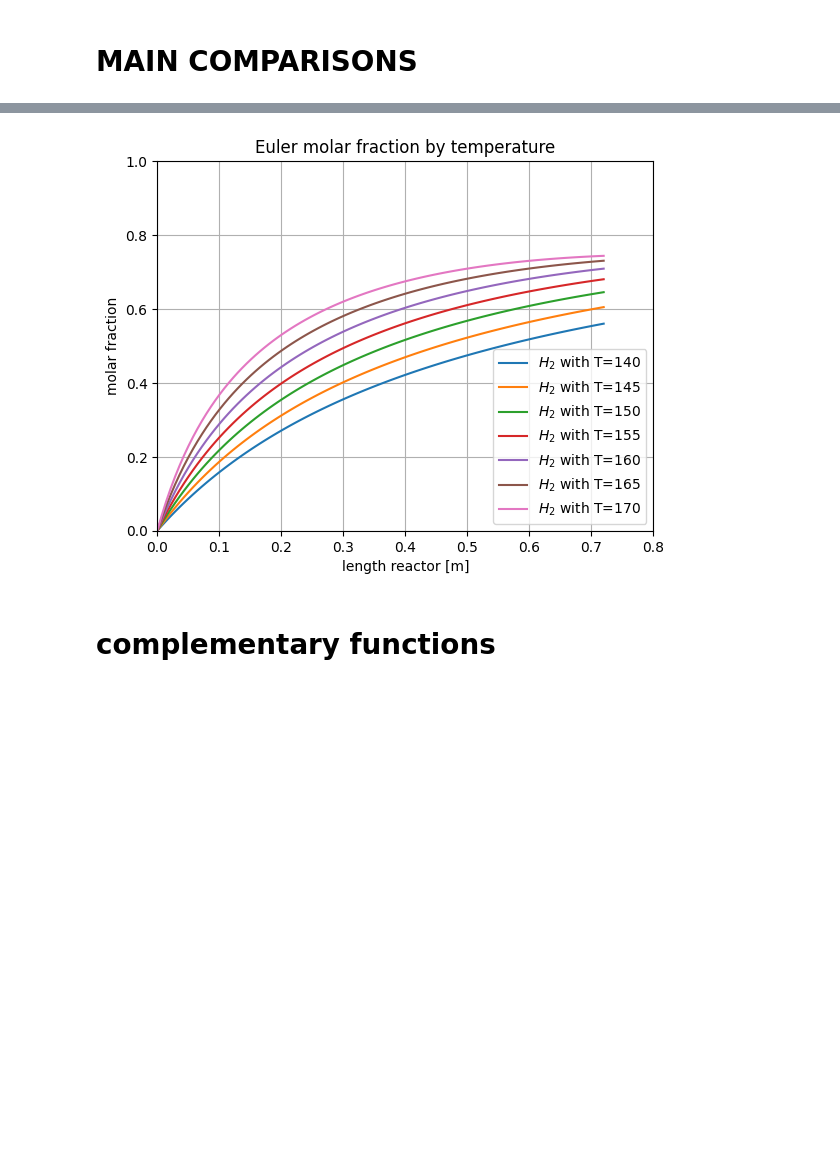
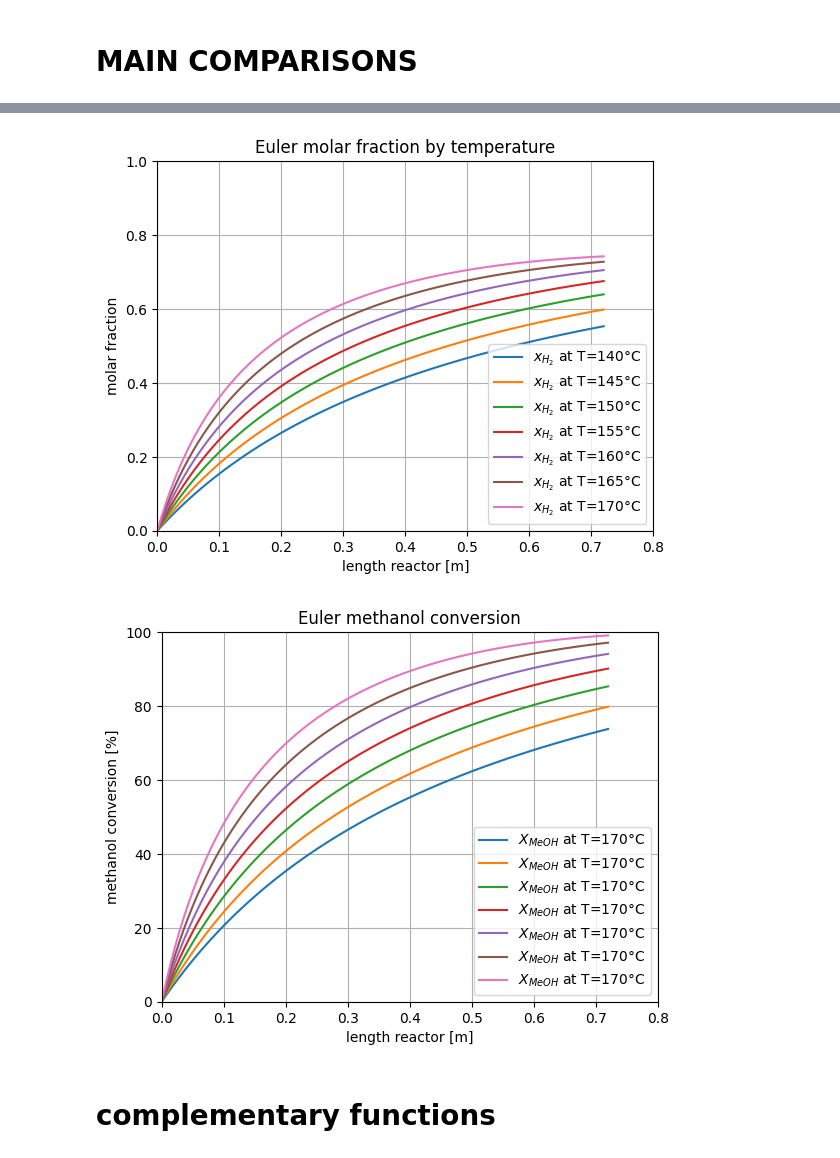
Before and after one commit to DanielGreiner/Masterarbeit, a Jupyter notebook: Model_reactor_1D_steady_state_isothermal.ipynb, the cells around one changed output, grey strips where cells are left out. Saved outputs shown, nothing was run; the diff lists cells and outputs as text; code cells hidden in the pictures; blank space fills up the shorter version.

```diff
--- a/Model_reactor_1D_steady_state_isothermal.ipynb
+++ b/Model_reactor_1D_steady_state_isothermal.ipynb
@@ -116,7 +116,7 @@ n = 1             # exponent in arrhenius equation
 #MSR
 k0_MSR_S = 8.5*np.power(10, -7, dtype=float)       # k0 for arrhenius[kmol kg^-1 h^-1 Pa^-b]
 EA_MSR_S = 54186              # activation energy [J mol-1]
-b_MeOH_MSR_S = 0.573          # rate of reaction exponent for methanol
+b_MeOH_MSR_S = 0.570           # rate of reaction exponent for methanol
 b_H2O_MSR_S = 0.049           # rate of reaction exponent for water
 
 #reverse MSR reaction
@@ -336,10 +336,10 @@ VFlow = n_Flow_total*R*T/(p_in * np.power(10, 5, dtype = float))              #
 
 # calculates a concentration array using euler's method, with the length Vspan for plotting
 
-pEul = EulFun(IC, T, p_in)
+pEul = EulFun(IC, T, p_in, m_cat_model_span, dm_cat_model)
 pEul [:, 5] = pEul [:, 5] / dens_cat / A_R
 
-pEulNoReverse = EulFunNoReverse(IC, T, p_in)
+pEulNoReverse = EulFunNoReverse(IC, T, p_in, m_cat_model_span, dm_cat_model)
 pEulNoReverse [:, 5] = pEulNoReverse [:, 5] / dens_cat / A_R
 # %%
 '''
@@ -521,19 +532,19 @@ for i in range (AspenPoints):
   plt.plot(pEulTemps[i, :, 5], pEulTemps[i, :, 2], label='$CO$', color = 'tab:green')
   plt.plot(pEulTemps[i, :, 5], pEulTemps[i, :, 3], label='$CO_2$', color = 'tab:red')
   plt.plot(pEulTemps[i, :, 5], pEulTemps[i, :, 4], label='$MeOH$', color = 'tab:purple')
-  # plt.plot(AspenResults[i, :, 5], AspenResults[i, :, 0], label='$H_2$ Aspen', marker='o', linestyle='None', color = 'tab:blue')
-  # plt.plot(AspenResults[i, :, 5], AspenResults[i, :, 1], label='$H_2O$ Aspen', marker='o', linestyle='None', color = 'tab:orange')
-  # plt.plot(AspenResults[i, :, 5], AspenResults[i, :, 2], label='$CO$ Aspen', marker='o', linestyle='None', color = 'tab:green')
-  # plt.plot(AspenResults[i, :, 5], AspenResults[i, :, 3], label='$CO_2$ Aspen', marker='o', linestyle='None', color = 'tab:red')
-  # plt.plot(AspenResults[i, :, 5], AspenResults[i, :, 4], label='$MeOH$ Aspen', marker='o', linestyle='None', color = 'tab:purple')
-  plt.plot(AspenResults[i, :, 5], AspenResults[i, :, 0], marker='o', color = 'tab:blue')
-  plt.plot(AspenResults[i, :, 5], AspenResults[i, :, 1], marker='o', color = 'tab:orange')
-  plt.plot(AspenResults[i, :, 5], AspenResults[i, :, 2], marker='o', color = 'tab:green')
-  plt.plot(AspenResults[i, :, 5], AspenResults[i, :, 3], marker='o', color = 'tab:red')
-  plt.plot(AspenResults[i, :, 5], AspenResults[i, :, 4], marker='o', color = 'tab:purple')
-  plt.title('Euler molar fraction with T=%i' %t)
+  plt.plot(AspenResults[i, :, 5], AspenResults[i, :, 0], label='$H_2$ Aspen', marker='o', linestyle='None')
+  plt.plot(AspenResults[i, :, 5], AspenResults[i, :, 1], label='$H_2O$ Aspen', marker='o', linestyle='None')
+  plt.plot(AspenResults[i, :, 5], AspenResults[i, :, 2], label='$CO$ Aspen', marker='o', linestyle='None')
+  plt.plot(AspenResults[i, :, 5], AspenResults[i, :, 3], label='$CO_2$ Aspen', marker='o', linestyle='None')
+  plt.plot(AspenResults[i, :, 5], AspenResults[i, :, 4], label='$MeOH$ Aspen', marker='o', linestyle='None')
+  # plt.plot(AspenResults[i, :, 5], AspenResults[i, :, 0], marker='o', color = 'tab:blue')
+  # plt.plot(AspenResults[i, :, 5], AspenResults[i, :, 1], marker='o', color = 'tab:orange')
+  # plt.plot(AspenResults[i, :, 5], AspenResults[i, :, 2], marker='o', color = 'tab:green')
+  # plt.plot(AspenResults[i, :, 5], AspenResults[i, :, 3], marker='o', color = 'tab:red')
+  # plt.plot(AspenResults[i, :, 5], AspenResults[i, :, 4], marker='o', color = 'tab:purple')
+  plt.title('Euler molar fraction with T=%i' %t + '°C')
   plt.axis((0, 0.800, 0, 1))
-  plt.legend(loc='best')
+  plt.legend(loc='best', ncol=2)
   plt.grid()
   plt.xlabel("length reactor [m]")
   plt.ylabel ("molar fraction")
@@ -548,17 +559,31 @@ for i in range (AspenPoints):
 # %%
 # @title Temp comparison plots
 for i in range (AspenPoints):
   plt.figure(1)
   t = temperature_arr[i]-273
-  plt.plot(pEulTemps[i, :, 5], pEulTemps[i, :, 0], label='$H_2$ with T=%i' %t)
+  plt.plot(pEulTemps[i, :, 5], pEulTemps[i, :, 0], label='$x_{H_2}$ at T=%i' %t + '°C')
   plt.title('Euler molar fraction by temperature')
   plt.axis((0, 0.800, 0, 1))
   plt.legend(loc='best')
   plt.grid()
   plt.xlabel("length reactor [m]")
   plt.ylabel ("molar fraction")
+
+  pEulTempsX = pEulTemps.copy()
+
+for j in range (AspenPoints):
+  pEulTempsX[j, :, 4] = (1-pEulTempsX[j ,: ,4]/pEulTempsX[j ,0 ,4])*100
+  plt.figure(2)
+  plt.plot(pEulTempsX[j, :, 5], pEulTempsX[j, :, 4], label='$X_{MeOH}$ at T=%i' %t + '°C')
+  plt.title("Euler methanol conversion")
+  plt.axis((0, 0.8, 0, 100))
+  plt.legend(loc='best')
+  plt.grid()
+  plt.xlabel("length reactor [m]")
+  plt.ylabel ("methanol conversion [%]")
 # %% [output]
-[figure, old version]
+[figure, new version]
+[figure, added]
 # %% [markdown]
 # complementary functions
 # %%
```
Also changed, not shown: parts of 9 cells of this notebook.
